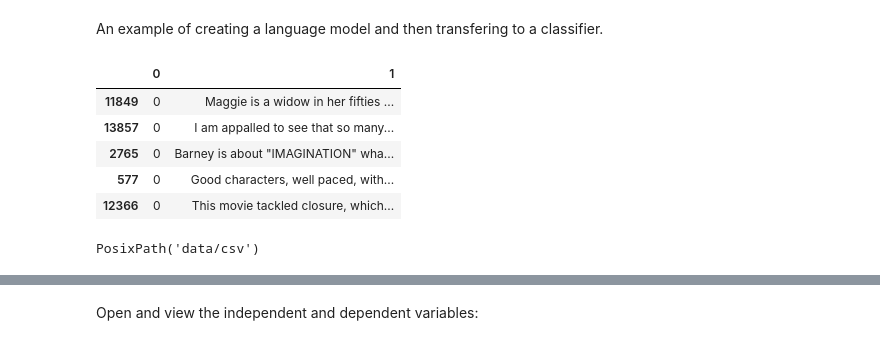
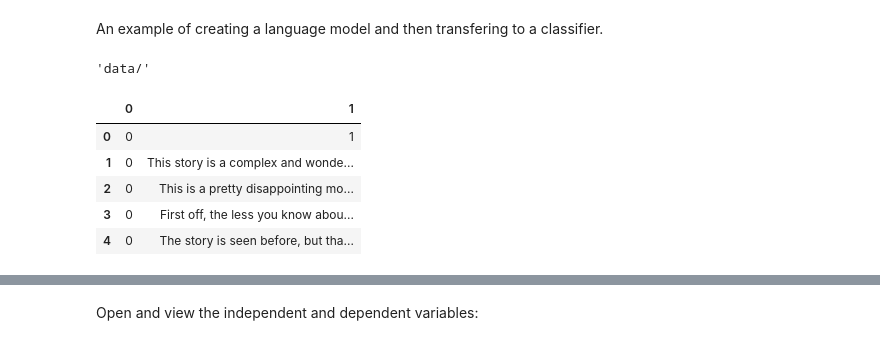
Before and after one commit to frame-technology/transfer-learning-fastai, a Jupyter notebook: walkthrough.ipynb, the cells around one changed output, grey strips where cells are left out. Cells and saved outputs as stored; diff of their text form; code cells hidden in the pictures.

```diff
--- a/walkthrough.ipynb
+++ b/walkthrough.ipynb
@@ -49,16 +49,16 @@ def read_csv_with_sample_size(path, sample_size=10, chunksize=24000):
+# %%
+dir_path = 'data/'
+dir_path
+# %% [output]
+'data/'
 # %%
-dftr = read_csv_with_sample_size(imdb_mount+'train.csv', sample_size=1000)
+dftr_lm = pd.read_csv(dir_path+'train_lm.csv', header=None)
 dftr_clas = pd.read_csv(dir_path+'train_clas.csv', header=None)
-dftr.head()
+dftr_lm.head()
 # %% [output]
 |  | 0 | 1 |
-| 11849 | 0 | Maggie is a widow in her fifties ... |
-| 13857 | 0 | I am appalled to see that so many... |
-| 2765 | 0 | Barney is about "IMAGINATION" wha... |
-| 577 | 0 | Good characters, well paced, with... |
-| 12366 | 0 | This movie tackled closure, which... |
+| 0 | 0 | 1 |
+| 1 | 0 | This story is a complex and wonde... |
+| 2 | 0 | This is a pretty disappointing mo... |
+| 3 | 0 | First off, the less you know abou... |
+| 4 | 0 | The story is seen before, but tha... |
-# %%
-path = Path('data')
-path
-# %% [output]
-PosixPath('data/csv')
```
Also changed, not shown: parts of 23 cells of this notebook, 5 other files.
